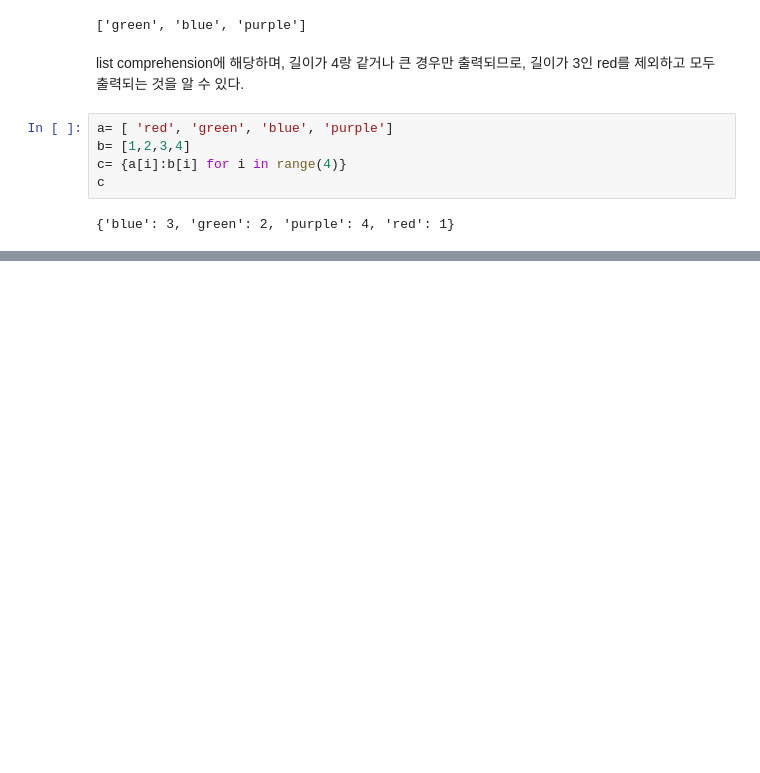
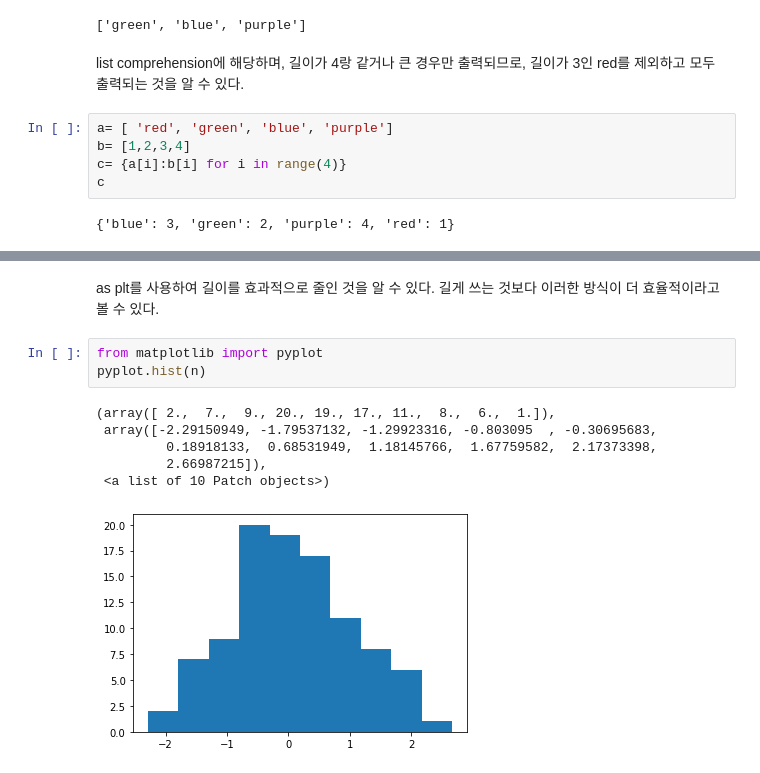
Before and after one commit to ShinSoonJong/Class2022Spring, a Jupyter notebook: 20220316.ipynb, the cells around one changed output, grey strips where cells are left out. Drawn from its saved outputs; the diff is of its cells as text; blank space fills up the shorter version.

```diff
--- a/20220316.ipynb
+++ b/20220316.ipynb
@@ -294,0 +352,12 @@ dict comprehension에 해당하며, range 4는 [0,1,2,3] 인 것을 알 수 있
+# %% [markdown]
+as plt를 사용하여 길이를 효과적으로 줄인 것을 알 수 있다. 길게 쓰는 것보다 이러한 방식이 더 효율적이라고 볼 수 있다.
+# %%
+from matplotlib import pyplot
+pyplot.hist(n)
+# %% [output]
+(array([ 2.,  7.,  9., 20., 19., 17., 11.,  8.,  6.,  1.]),
+ array([-2.29150949, -1.79537132, -1.29923316, -0.803095  , -0.30695683,
+         0.18918133,  0.68531949,  1.18145766,  1.67759582,  2.17373398,
+         2.66987215]),
+ <a list of 10 Patch objects>)
+[figure, added]
```
Also changed, not shown: parts of 44 cells of this notebook.
